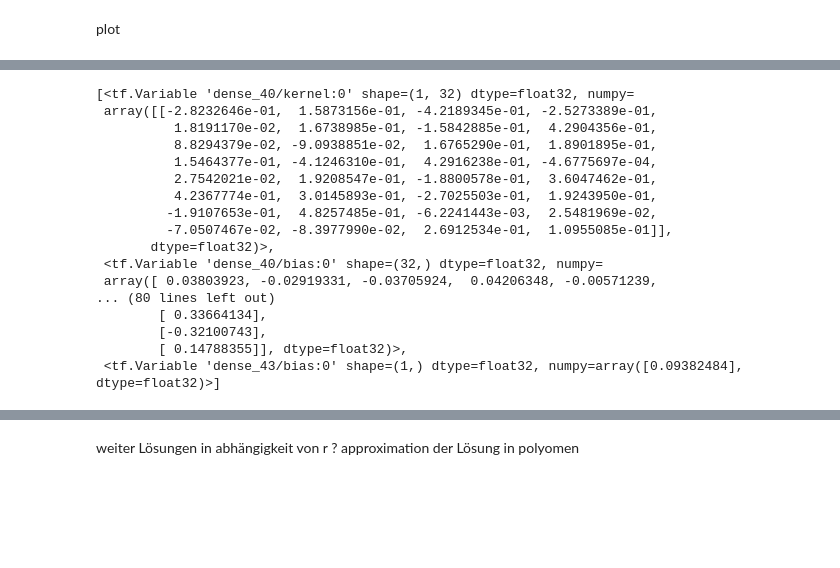
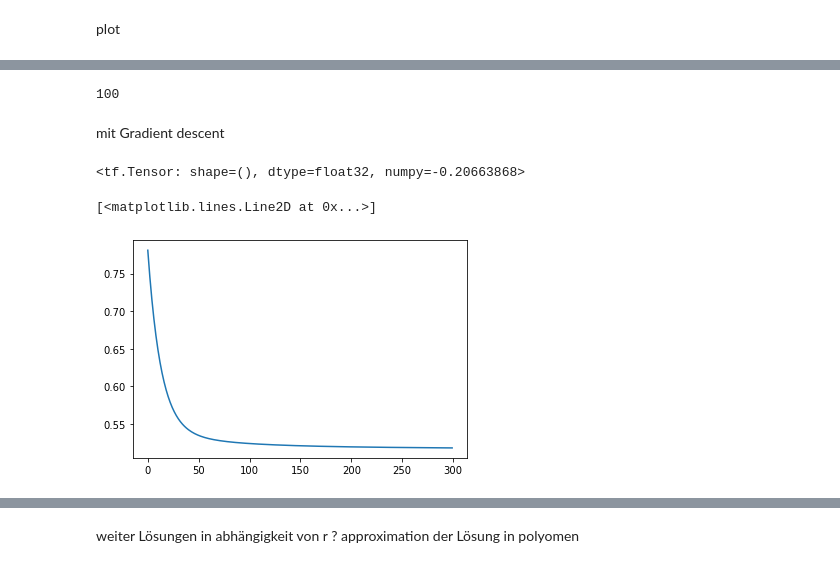
Before and after one commit to coloradosprings/wintersemester_2023, a Jupyter notebook: am/projekt/PINN_projekt.ipynb, the cells around one changed output, grey strips where cells are left out. Saved outputs shown, nothing was run; the diff lists cells and outputs as text; code cells hidden in the pictures; blank space fills up the shorter version.

```diff
--- a/am/projekt/PINN_projekt.ipynb
+++ b/am/projekt/PINN_projekt.ipynb
@@ -281,20 +399,34 @@ axs.plot(train_loss_record,"b")
-# %%
-NN.trainable_variables
-# %% [output]
-[<tf.Variable 'dense_40/kernel:0' shape=(1, 32) dtype=float32, numpy=
- array([[-2.8232646e-01,  1.5873156e-01, -4.2189345e-01, -2.5273389e-01,
-          1.8191170e-02,  1.6738985e-01, -1.5842885e-01,  4.2904356e-01,
-          8.8294379e-02, -9.0938851e-02,  1.6765290e-01,  1.8901895e-01,
-          1.5464377e-01, -4.1246310e-01,  4.2916238e-01, -4.6775697e-04,
-          2.7542021e-02,  1.9208547e-01, -1.8800578e-01,  3.6047462e-01,
-          4.2367774e-01,  3.0145893e-01, -2.7025503e-01,  1.9243950e-01,
-         -1.9107653e-01,  4.8257485e-01, -6.2241443e-03,  2.5481969e-02,
-         -7.0507467e-02, -8.3977990e-02,  2.6912534e-01,  1.0955085e-01]],
-       dtype=float32)>,
- <tf.Variable 'dense_40/bias:0' shape=(32,) dtype=float32, numpy=
- array([ 0.03803923, -0.02919331, -0.03705924,  0.04206348, -0.00571239,
-... (80 lines left out)
-        [ 0.33664134],
-        [-0.32100743],
-        [ 0.14788355]], dtype=float32)>,
- <tf.Variable 'dense_43/bias:0' shape=(1,) dtype=float32, numpy=array([0.09382484], dtype=float32)>]
+# %%
+train_loss_record.__len__()
+# %% [output]
+100
+# %% [markdown]
+mit Gradient descent
+# %%
+train_t = (np.array([0., 0.025, 0.475, 0.5, 0.525, 0.9, 0.95, 1., 1.05, 1.1, 1.4, 1.45, 1.5, 1.55, 1.6, 1.95, 2.])).reshape(-1, 1)
+train_loss_record1 = []
+NN = Sequential([
+    tf.keras.layers.Input((1,)),
+    tf.keras.layers.Dense(units = 32, activation = 'tanh'),
+     tf.keras.layers.Dense(units = 32, activation = 'tanh'),
+    tf.keras.layers.Dense(units = 1)
+])
+optimizer = GradientDescent()
+trainable_vars = NN.trainable_variables
+epochs = 300
+for _ in range(epochs):
+    with tf.GradientTape(persistent=True) as tape:
+        loss = inh(train_t,NN,g)
+        grad = tape.gradient(loss, trainable_vars)
+        optimizer.apply_gradients(grad, trainable_vars)
+    train_loss_record1.append(loss)
+# %%
+trapezoidal_integral_approx(t,(NN(t) - np.sin(t) )**2)
+# %% [output]
+<tf.Tensor: shape=(), dtype=float32, numpy=-0.20663868>
+# %%
+f,axs = plt.subplots(1)
+axs.plot([t for t in range(train_loss_record1.__len__())],train_loss_record1)
+# %% [output]
+[<matplotlib.lines.Line2D at 0x...>]
+[figure, added]
```
Also changed, not shown: parts of 96 cells of this notebook, 51 other files.
